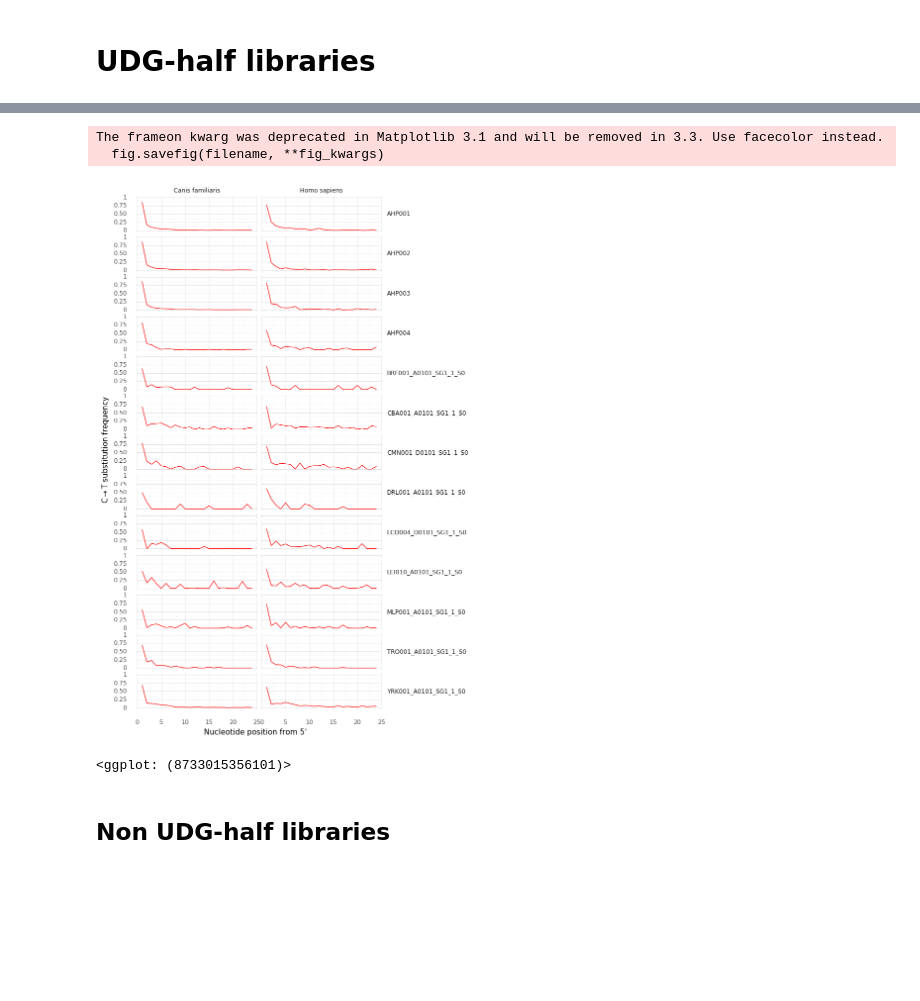
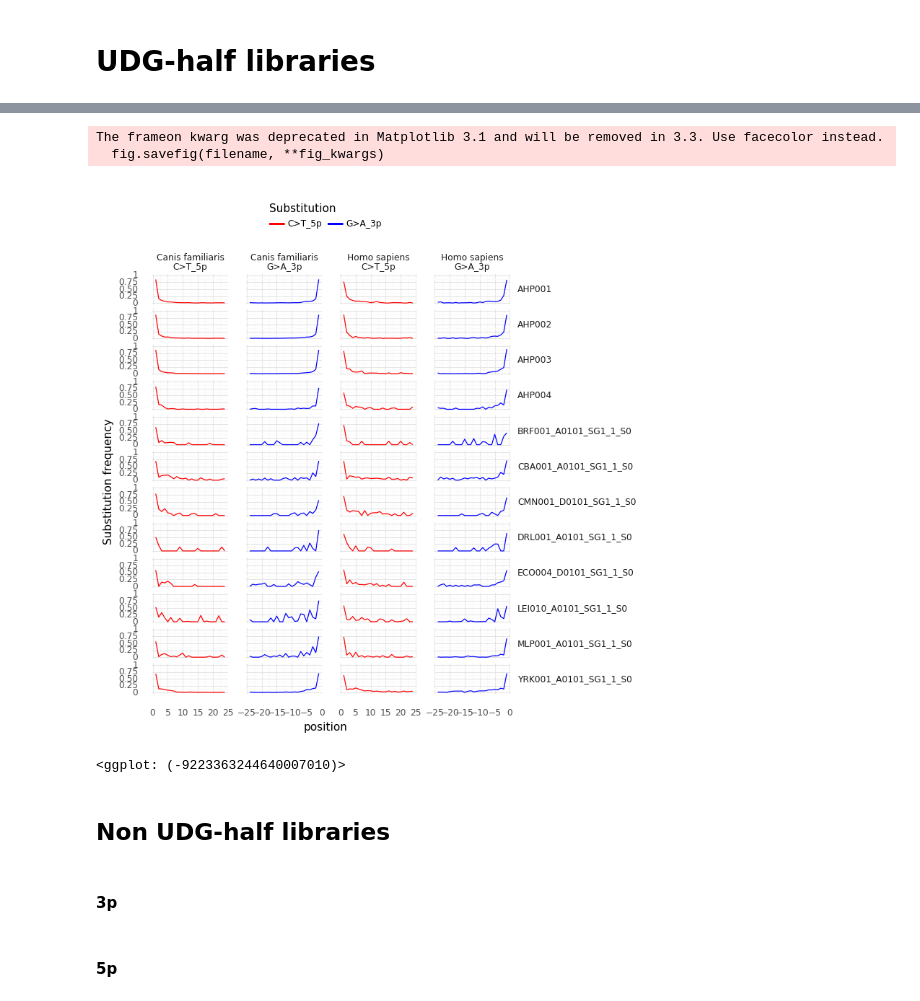
Before and after one commit to maxibor/coproid-article, a Jupyter notebook: figures/figureS1/DamagePlots.ipynb, the cells around one changed output, grey strips where cells are left out. Saved outputs shown, nothing was run; the diff lists cells and outputs as text; code cells hidden in the pictures; blank space fills up the shorter version.

Commit message:
update damage plots

```diff
--- a/figures/figureS1/DamagePlots.ipynb
+++ b/figures/figureS1/DamagePlots.ipynb
@@ -18,5 +32,11 @@ udg_half.head()
 # %%
-udg_half = udg_half.melt(id_vars="Nucleotide position from 5'", var_name="sample")
+udg_half_5p = udg_half_5p.melt(id_vars="Nucleotide position from 5'", var_name="sample", value_name="value")
+# %%
+udg_half_5p['end'] = ["C>T_5p"] * udg_half_5p.shape[0]
+# %%
+udg_half_5p.rename(columns={"Nucleotide position from 5'":"position"}, inplace=True)
+# %%
+udg_half=udg_half_3p.append(udg_half_5p)
 # %%
 species_lst = udg_half['sample'].str.rsplit("_",n=2, expand=True)
 species = species_lst[1].str.cat(species_lst[2], sep=" ")
@@ -24,19 +44,22 @@ species = species_lst[1].str.cat(species_lst[2], sep=" ")
 udg_half['sample'] = species_lst[0]
 udg_half['species'] = species
 # %%
-g = ggplot(udg_half, aes(x="Nucleotide position from 5'",y="value"))
-g += geom_line(color="red")
-g += facet_grid("sample~species")
-g += labs(y=r"C$\rightarrow$T substitution frequency")
+g = ggplot(udg_half, aes(x="position",y="value", color="end"))
+g += geom_line()
+g += facet_grid("sample ~ species + end", scales='free_x')
+g += labs(y="Substitution frequency")
+g += scale_color_manual(name="Substitution", values={"C>T_5p":"red", "G>A_3p":"blue"})
 g += theme_minimal()
-g += theme(strip_text_y = element_text(angle=0, ha="left"), aspect_ratio=0.3)
+g += theme(strip_text_y = element_text(angle=0, ha="left"), aspect_ratio=0.4, legend_position="top", panel_spacing_x = 0.25)
 g += coord_cartesian(ylim=[0,1])
-g.save("results/udg_half_5p.png", dpi=300)
+g.save("results/udg_half.png", dpi=300)
 g
 # %% [output]
 The frameon kwarg was deprecated in Matplotlib 3.1 and will be removed in 3.3. Use facecolor instead.
   fig.savefig(filename, **fig_kwargs)
-[figure, old version]
+[figure, new version]
-<ggplot: (8733015356101)>
+<ggplot: (-9223363244640007010)>
 # %% [markdown]
 ## Non UDG-half libraries
+# %% [markdown]
+#### 3p
@@ -43 +72,3 @@ The frameon kwarg was deprecated in Matplotlib 3.1 and will be removed in 3.3. U
+# %% [markdown]
+#### 5p
 # %%
```
Also changed, not shown: parts of 16 cells of this notebook, 5 other files.
